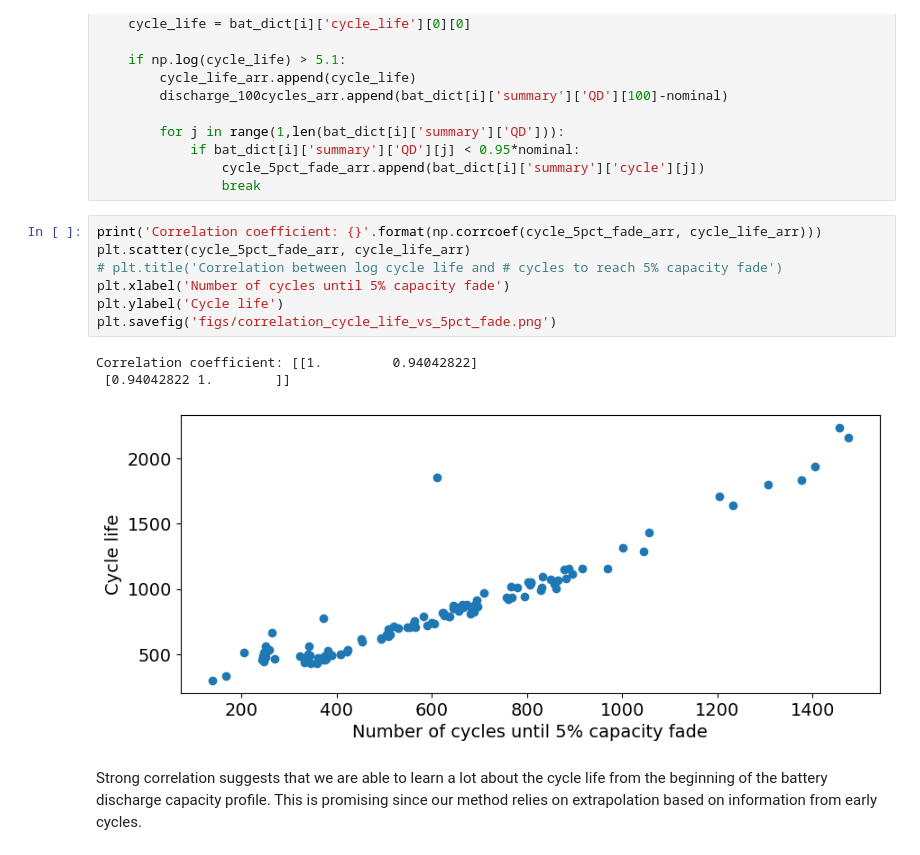
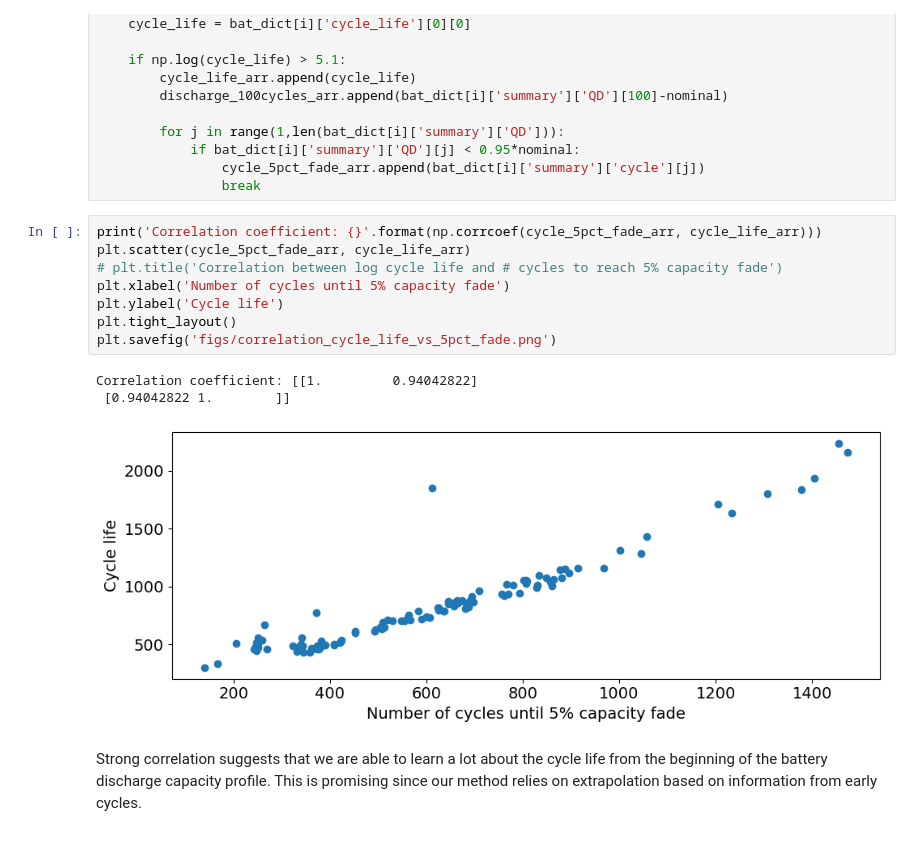
Before and after one commit to jelc53/lib-capacity-fade, a Jupyter notebook: explore_data.ipynb, the cells around one changed output. Drawn from its saved outputs; the diff is of its cells as text.

Commit message:
Fixed writeup charts for milestone

```diff
--- a/explore_data.ipynb
+++ b/explore_data.ipynb
@@ -319,14 +319,15 @@ for i in bat_dict.keys():
 # %%
 print('Correlation coefficient: {}'.format(np.corrcoef(cycle_5pct_fade_arr, cycle_life_arr)))
 plt.scatter(cycle_5pct_fade_arr, cycle_life_arr)
 # plt.title('Correlation between log cycle life and # cycles to reach 5% capacity fade')
 plt.xlabel('Number of cycles until 5% capacity fade')
 plt.ylabel('Cycle life')
+plt.tight_layout()
 plt.savefig('figs/correlation_cycle_life_vs_5pct_fade.png')
 # %% [output]
 Correlation coefficient: [[1.         0.94042822]
  [0.94042822 1.        ]]
-[figure, old version]
+[figure, new version]
 # %% [markdown]
 Strong correlation suggests that we are able to learn a lot about the cycle life from the beginning of the battery discharge capacity profile. This is promising since our method relies on extrapolation based on information from early cycles.
 # %%
```
Also changed, not shown: parts of 18 cells of this notebook, 10 other files.
